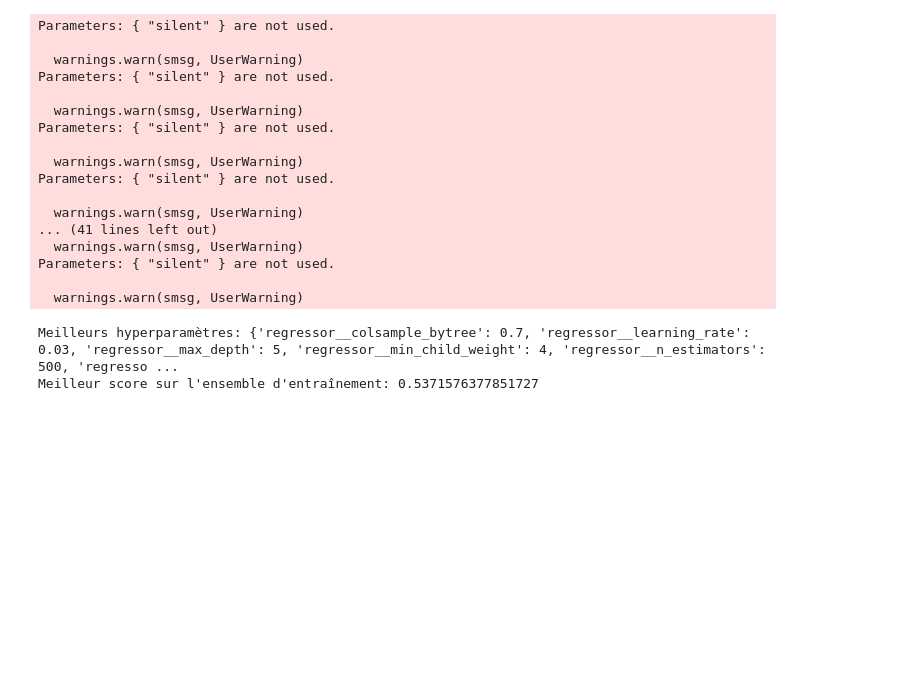
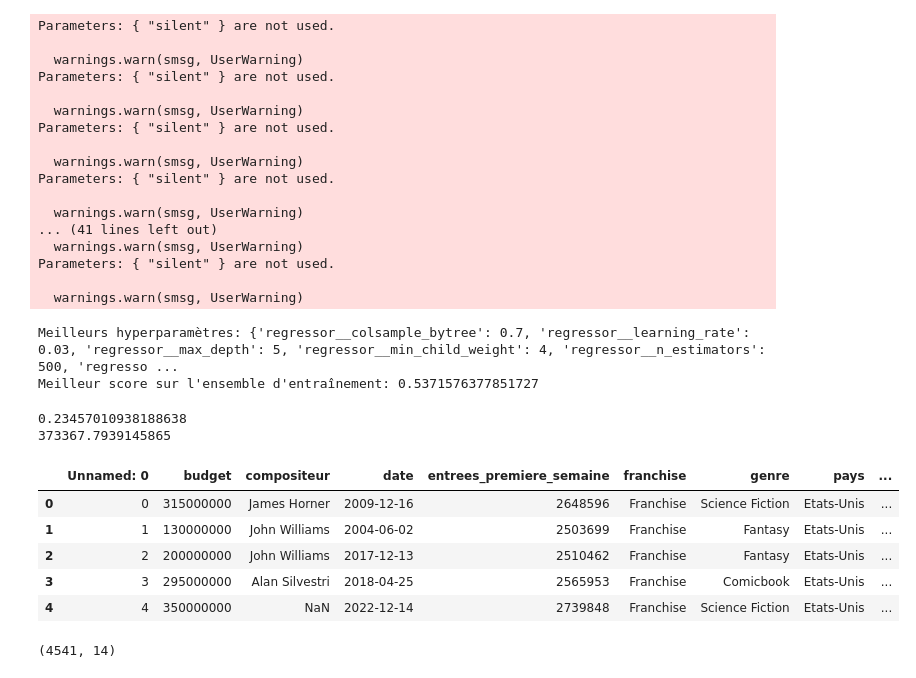
Before and after one commit to Melobgn/cinema_prediction, a Jupyter notebook: ml_melo.ipynb, the cells around one changed output. Drawn from its saved outputs; the diff is of its cells as text; code cells hidden in the pictures; blank space fills up the shorter version.

Commit message:
essai pycaret

```diff
--- a/ml_melo.ipynb
+++ b/ml_melo.ipynb
@@ -268,3 +269,83 @@ Parameters: { "silent" } are not used.
   warnings.warn(smsg, UserWarning)
 Meilleurs hyperparamètres: {'regressor__colsample_bytree': 0.7, 'regressor__learning_rate': 0.03, 'regressor__max_depth': 5, 'regressor__min_child_weight': 4, 'regressor__n_estimators': 500, 'regresso ...
 Meilleur score sur l'ensemble d'entraînement: 0.5371576377851727
+# %%
+from sklearn.model_selection import train_test_split
+from sklearn.preprocessing import OneHotEncoder
+from sklearn.compose import ColumnTransformer
+from sklearn.pipeline import Pipeline
+from sklearn.impute import SimpleImputer
+from sklearn.preprocessing import PolynomialFeatures
+from sklearn.ensemble import RandomForestRegressor
+from catboost import CatBoostRegressor
+from sklearn.linear_model import Lasso
+
+from sklearn.metrics import mean_absolute_error, r2_score, root_mean_squared_error
+import pandas as pd
+df = pd.read_csv('movies_clean_v3.csv')
+
+df = df.drop(['acteurs', 'scoring_acteurs', 'realisateur', 'studio'], axis=1)
+
+# Gestion des valeurs manquantes pour les colonnes numériques et catégorielles
+numeric_features = df.select_dtypes(include=['int64', 'float64']).columns.drop('entrees_premiere_semaine')
+numeric_transformer = SimpleImputer(strategy='median')
+
+categorical_features = df.select_dtypes(include=['object']).columns
+categorical_transformer = Pipeline(steps=[
+    ('imputer', SimpleImputer(strategy='constant', fill_value='missing')),
+    ('onehot', OneHotEncoder(handle_unknown='ignore'))
+])
+
+# Préparation du préprocesseur
+preprocessor = ColumnTransformer(
+    transformers=[
+        ('num', numeric_transformer, numeric_features),
+        ('cat', categorical_transformer, categorical_features),
+        ('poly', PolynomialFeatures(degree=2, include_bias=False), numeric_features)  # Ajouter cette ligne pour les fonctionnalités polynomiales
+    ])
+
+# Modèle de régression
+model = Pipeline(steps=[('preprocessor', preprocessor),
+                        ('regressor', Lasso(alpha=0.1))])
+
+# Séparation des données
+X = df.drop('entrees_premiere_semaine', axis=1)
+y = df['entrees_premiere_semaine']
+X_train, X_test, y_train, y_test = train_test_split(X, y, test_size=0.2, random_state=0)
+
+# Entraînement du modèle
+model.fit(X_train, y_train)
+
+# Prédiction sur l'ensemble de test
+y_pred = model.predict(X_test)
+
+# Évaluation du modèle
+mae = mean_absolute_error(y_test, y_pred)
+rmse = root_mean_squared_error(y_test, y_pred)
+mae
+r2 = r2_score(y_test, y_pred)
+print(r2)
+print(rmse)
+# %% [output]
+0.23457010938188638
+373367.7939145865
+# %%
+from pycaret.datasets import get_data
+import pandas as pd
+df = df = pd.read_csv('movies_clean_v3.csv')
+
+df = df.drop(['acteurs', 'scoring_acteurs', 'realisateur', 'studio'], axis=1)
+
+df.to_csv('df_pycaret.csv')
+
+dataset = get_data('df_pycaret')
+#check the shape of data
+dataset.shape
+# %% [output]
+|  | Unnamed: 0 | budget | compositeur | date | entrees_premiere_semaine | franchise | genre | pays | ... |
+| 0 | 0 | 315000000 | James Horner | 2009-12-16 | 2648596 | Franchise | Science Fiction | Etats-Unis | ... |
+| 1 | 1 | 130000000 | John Williams | 2004-06-02 | 2503699 | Franchise | Fantasy | Etats-Unis | ... |
+| 2 | 2 | 200000000 | John Williams | 2017-12-13 | 2510462 | Franchise | Fantasy | Etats-Unis | ... |
+| 3 | 3 | 295000000 | Alan Silvestri | 2018-04-25 | 2565953 | Franchise | Comicbook | Etats-Unis | ... |
+| 4 | 4 | 350000000 | NaN | 2022-12-14 | 2739848 | Franchise | Science Fiction | Etats-Unis | ... |
+(4541, 14)
```
Also changed, not shown: parts of 3 cells of this notebook, 6 other files.
